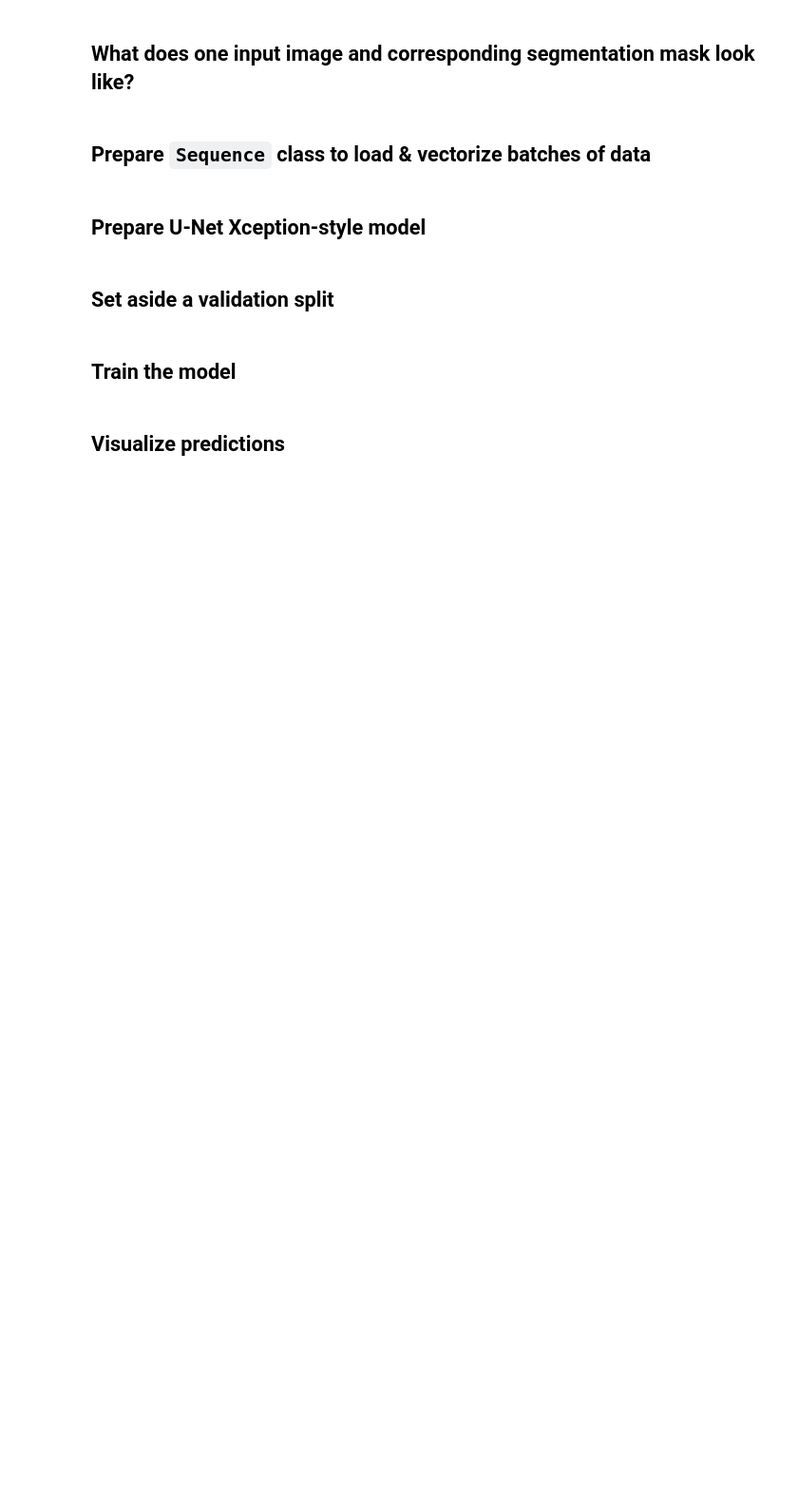
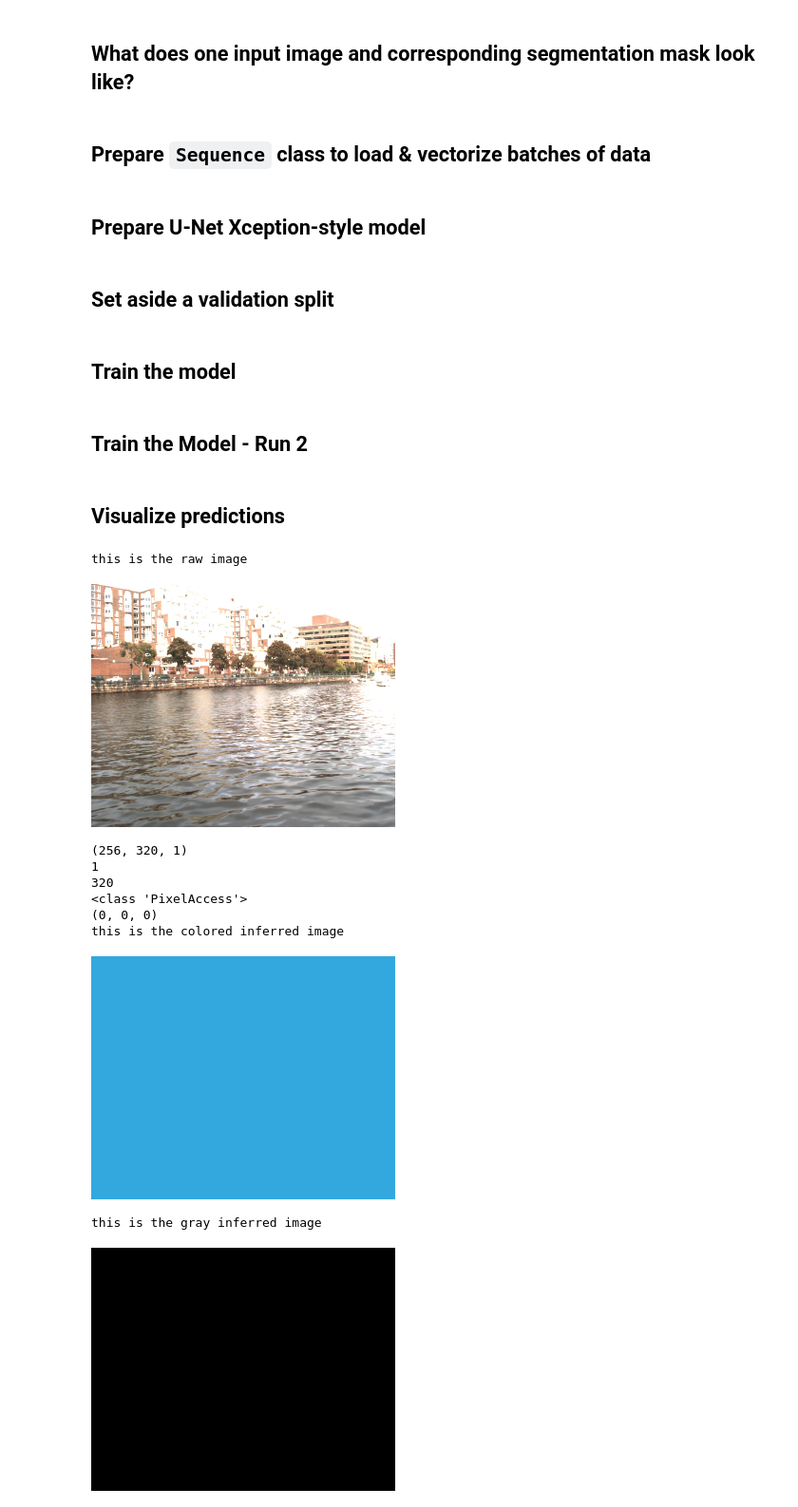
Before and after one commit to ssnirgudkar/UNet, a Jupyter notebook: IR_200_images_thru_UNET.ipynb, the cells around one changed output. Shown: that part at 95% size. Cells and saved outputs as stored; diff of their text form; code cells hidden in the pictures; blank space fills up the shorter version.

Commit message:
Added saving model and then reloading it so that we can retrain an existing model

```diff
--- a/IR_200_images_thru_UNET.ipynb
+++ b/IR_200_images_thru_UNET.ipynb
@@ -206,7 +199,7 @@ def get_model(img_size, num_classes):
     ### [First half of the network: downsampling inputs] ###
 
     # Entry block
-    x = layers.Conv2D(32, 3, strides=2 ,padding="same",kernel_initializer = 'he_normal')(inputs)
+    x = layers.Conv2D(32, 3, strides=2 ,padding="same",kernel_initializer = 'uniform')(inputs)
     x = layers.BatchNormalization()(x)
     x = layers.Activation("ReLU")(x)
 
@@ -215,17 +208,17 @@ def get_model(img_size, num_classes):
     # Blocks 1, 2, 3 are identical apart from the feature depth.
     for filters in [64, 128, 256]:
         x = layers.Activation("ReLU")(x)
-        x = layers.SeparableConv2D(filters, 3, padding="same", kernel_initializer = 'he_normal')(x)
+        x = layers.SeparableConv2D(filters, 3, padding="same", kernel_initializer = 'uniform')(x)
         x = layers.BatchNormalization()(x)
 
         x = layers.Activation("ReLU")(x)
-        x = layers.SeparableConv2D(filters, 3, padding="same", kernel_initializer = 'he_normal')(x)
+        x = layers.SeparableConv2D(filters, 3, padding="same", kernel_initializer = 'uniform')(x)
         x = layers.BatchNormalization()(x)
 
         x = layers.MaxPooling2D(3, strides=2, padding="same", )(x)
 
         # Project residual
-        residual = layers.Conv2D(filters, 1, strides=2, padding="same",  kernel_initializer = 'he_normal')(
+        residual = layers.Conv2D(filters, 1, strides=2, padding="same",  kernel_initializer = 'uniform')(
             previous_block_activation
         )
         x = layers.add([x, residual])  # Add back residual
@@ -246,12 +239,12 @@ def get_model(img_size, num_classes):
 
         # Project residual
         residual = layers.UpSampling2D(2)(previous_block_activation)
-        residual = layers.Conv2D(filters, 1,padding="same", kernel_initializer = 'he_normal')(residual)
+        residual = layers.Conv2D(filters, 1,padding="same", kernel_initializer = 'uniform')(residual)
         x = layers.add([x, residual])  # Add back residual
         previous_block_activation = x  # Set aside next residual
 
     # Add a per-pixel classification layer
-    outputs = layers.Conv2D(num_classes, 3, activation="softmax", padding="same",kernel_initializer = 'he_normal')(x)
+    outputs = layers.Conv2D(num_classes, 3, activation="softmax", padding="same",kernel_initializer = 'uniform')(x)
 
     # Define the model
     model = keras.Model(inputs, outputs)
@@ -307,3 +311,20 @@ model.fit(train_gen, epochs=epochs, validation_data=val_gen, callbacks=callbacks
+# %% [markdown]
+## Train the Model - Run 2
+# %%
+# after the 1st run, we can just run from this step on (excluding the files etc)
+
+# now load the model for the next run
+reconstructed_model = keras.models.load_model("/content/drive/MyDrive/Models/UNet1.0")
+
+# now re-train on the saved model - this will be from run2
+epochs = 1
+callbacks = [
+    tf.keras.callbacks.TensorBoard(log_dir='./logs')
+]
+reconstructed_model.fit(train_gen, epochs=epochs, validation_data=val_gen, callbacks=callbacks)
+
+# now save the model back
+reconstructed_model.save("/content/drive/MyDrive/Models/UNet1.0")
 # %% [markdown]
 ## Visualize predictions
 # %%
@@ -320,14 +341,18 @@ from PIL import ImageOps
 
 #val_gen = OxfordPets(batch_size, img_size, val_input_img_paths, val_target_img_paths)
 #val_input_img_paths_test = ['/content/drive/MyDrive/poorlighting_brightlight_resized/1603208980.690948_resized.png']
-val_input_img_paths_test = ['/content/drive/MyDrive/IRImageInferenceDataset/IR-raw-image/1603209288.988818_resized_color.png']
-val_target_img_paths_test = ['/content/drive/MyDrive/poorlighting_brightlight_resized/1603209039.994449_resized.png']
+val_input_img_paths_test = ['/content/drive/MyDrive/poorlighting_brightlight_resized/1603208980.690948_resized.png']
+val_target_img_paths_test = ['/content/drive/MyDrive/IRImageInferenceDataset/IR-labeled-image/1622942984.171934_label_ground-truth_resized_relabeled_to3wasrclasses.png']
 
 
 #print(type(val_input_img_paths_test))
 
 val_gen = OxfordPets(1, img_size, val_input_img_paths_test, val_target_img_paths_test)
-val_preds = model.predict(val_gen)
+# we will use model for the 1st run. and then reconstructed_model from run 2
+#val_preds = model.predict(val_gen)
+
+#predict using the saved model - run 2 on
+val_preds = reconstructed_model.predict(val_gen)
 
 
 def display_mask(i):
@@ -345,36 +370,48 @@ def display_mask(i):
     print(type(pixels))
     print(pixels[0,0])
     for j_, j in enumerate(mask[:, :, 0]):
         #print (j_, j)
         for k_, k in enumerate(j):
               #print(k_, k)
               if k < num_classes:
                   pixels[k_,j_] = label_colours[k]
     output = np.array(img1)
 
     print("this is the colored inferred image")
     display(img1)
 
 
     print("this is the gray inferred image")
     img = PIL.ImageOps.autocontrast(keras.preprocessing.image.array_to_img(mask))
     display(img)
 
 
 # Display results for validation image #40. it uses val_inpit_images. so will only pick from the ones that we have kept for validation.
 i = 0
 
 # Display input image
 print("this is the raw image")
 display(Image(filename=val_input_img_paths_test[i]))
 
 # Display ground-truth target mask
-print("this is the labeled image")
-img = PIL.ImageOps.autocontrast(load_img(val_target_img_paths_test[i]))
-display(img)
+#print("this is the labeled image")
+#img = PIL.ImageOps.autocontrast(load_img(val_target_img_paths_test[i]))
+#display(img)
 
 # Display mask predicted by our model
 display_mask(i)  # Note that the model only sees inputs at 150x150.
+# %% [output]
+this is the raw image
+[figure, added]
+(256, 320, 1)
+1
+320
+<class 'PixelAccess'>
+(0, 0, 0)
+this is the colored inferred image
+[figure, added]
+this is the gray inferred image
+[figure, added]
 # %%
 #visualize the architecture
 from keras.models import Sequential
```
Also changed, not shown: parts of 6 cells of this notebook.
